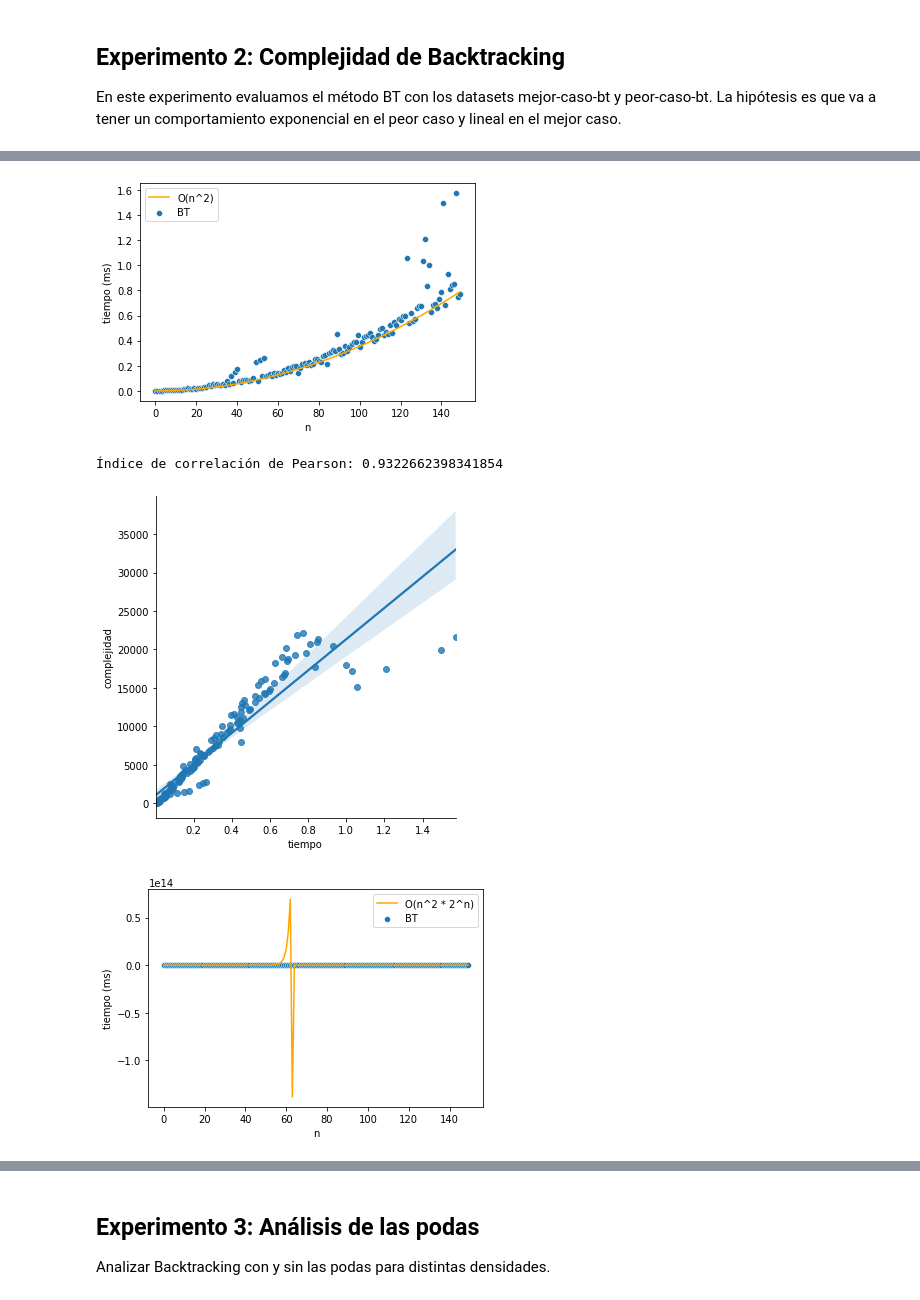
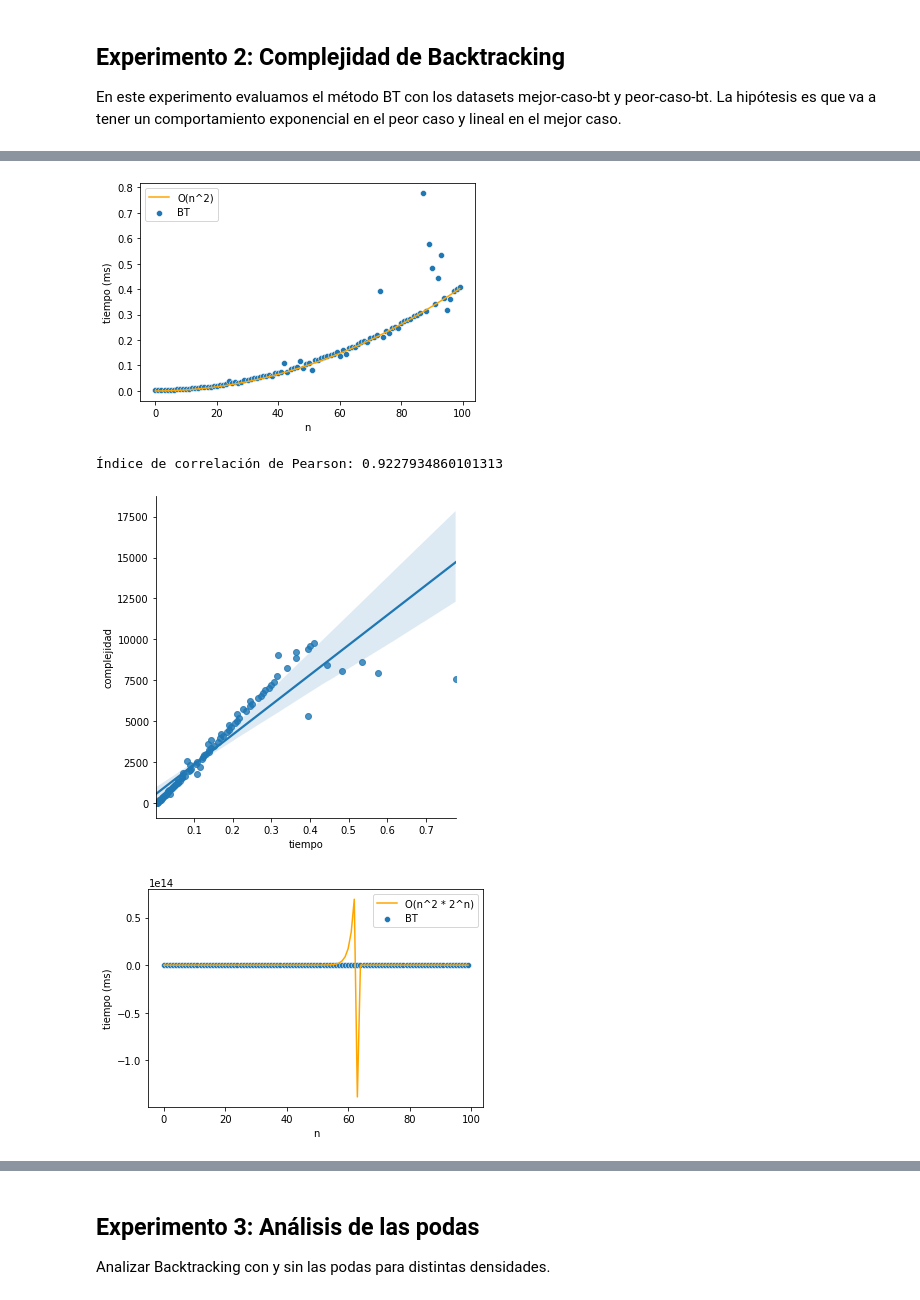
Before and after one commit to nahuelcastro/JamboTubo, a Jupyter notebook: python/analisis.ipynb, the cells around one changed output, grey strips where cells are left out. Saved outputs shown, nothing was run; the diff lists cells and outputs as text; code cells hidden in the pictures.

```diff
--- a/python/analisis.ipynb
+++ b/python/analisis.ipynb
@@ -31,7 +32,7 @@ Los métodos evaluados en este notebook son los siguientes:
 # Experimentos
 Leemos el dataframe con todos los resultados.
 # %%
-df_resultados = pd.read_csv("resultados/resultado_viejo_of.csv");
+df_resultados = pd.read_csv("instancias/ultimas/resultados.csv");
 df_resultados.head()
 # %% [output]
 |  | dataset | n | R | metodo | tiempo |
@@ -78,24 +92,26 @@ En este experimento evaluamos el método BT con los datasets mejor-caso-bt y peo
 # %%
 df_BT_mejor_caso = df_resultados[(df_resultados["metodo"]=="BT") & (df_resultados["dataset"] == "mejor-caso-bt")].copy();
 # df_BT_mejor_caso["tiempo_esperado"] = df_BT_mejor_caso["n"] * 0.0005; # Lineal
-df_BT_mejor_caso["tiempo_esperado"] = df_BT_mejor_caso["n"]** 2 * 0.0000355; # Lineal
+df_BT_mejor_caso["tiempo_esperado"] = df_BT_mejor_caso["n"]** 2 * 0.000041; # Lineal
+df_BT_mejor_caso = df_BT_mejor_caso[df_BT_mejor_caso["n"]<=200];
 fig = sns.scatterplot(data=df_BT_mejor_caso, x='n', y='tiempo');
 fig = sns.lineplot(data=df_BT_mejor_caso, x='n', y='tiempo_esperado', color="orange");
 fig.legend(labels=['O(n^2)','BT']);
 fig.set(xlabel='n', ylabel='tiempo (ms)');
 plt.savefig("graficos/bt-complejidad-mejor-caso.svg");
 # %% [output]
-[figure, old version]
+[figure, new version]
 # %%
 # Graficamos los tiempos de ejecución de la serie de instancias X1, ..., Xn vs la complejidad esperada.
 df_BT_mejor_caso = df_resultados[(df_resultados["metodo"]=="BT") & (df_resultados["dataset"] == "mejor-caso-bt")].copy();
-df_BT_mejor_caso["complejidad"] = df_BT_mejor_caso["n"] ** 2;
+df_BT_mejor_caso = df_BT_mejor_caso[df_BT_mejor_caso["n"]<=200];
+df_BT_mejor_caso["complejidad"] =  (df_BT_mejor_caso["n"] ** 2);
 fig = sns.lmplot(data=df_BT_mejor_caso, x="tiempo", y="complejidad");
 plt.savefig("graficos/bt-correlacion-mejor-caso.svg");
 print("Índice de correlación de Pearson:", correlacion_pearson(df_BT_mejor_caso, "tiempo", "complejidad"));
 # %% [output]
-Índice de correlación de Pearson: 0.9322662398341854
+Índice de correlación de Pearson: 0.9227934860101313
-[figure, old version]
+[figure, new version]
 # %%
 df_BT_peor_caso = df_resultados[(df_resultados["metodo"]=="BT") & (df_resultados["dataset"] == "peor-caso-bt")].copy();
 df_BT_peor_caso["tiempo_esperado"] = (2 ** df_BT_peor_caso["n"]) * 0.000015; # Exponencial.
@@ -106,7 +122,7 @@ fig.legend(labels=['O(n^2 * 2^n)','BT']);
 fig.set(xlabel='n', ylabel='tiempo (ms)');
 plt.savefig("graficos/bt-complejidad-peor-caso.svg");
 # %% [output]
-[figure, old version]
+[figure, new version]
 # %%
 # Graficamos los tiempos de ejecución de la serie de instancias X1, ..., Xn vs la complejidad esperada.
 df_BT_peor_caso = df_resultados[(df_resultados["metodo"]=="BT") & (df_resultados["dataset"] == "peor-caso-bt")].copy();
```
Also changed, not shown: parts of 33 cells of this notebook, 4 other files.
